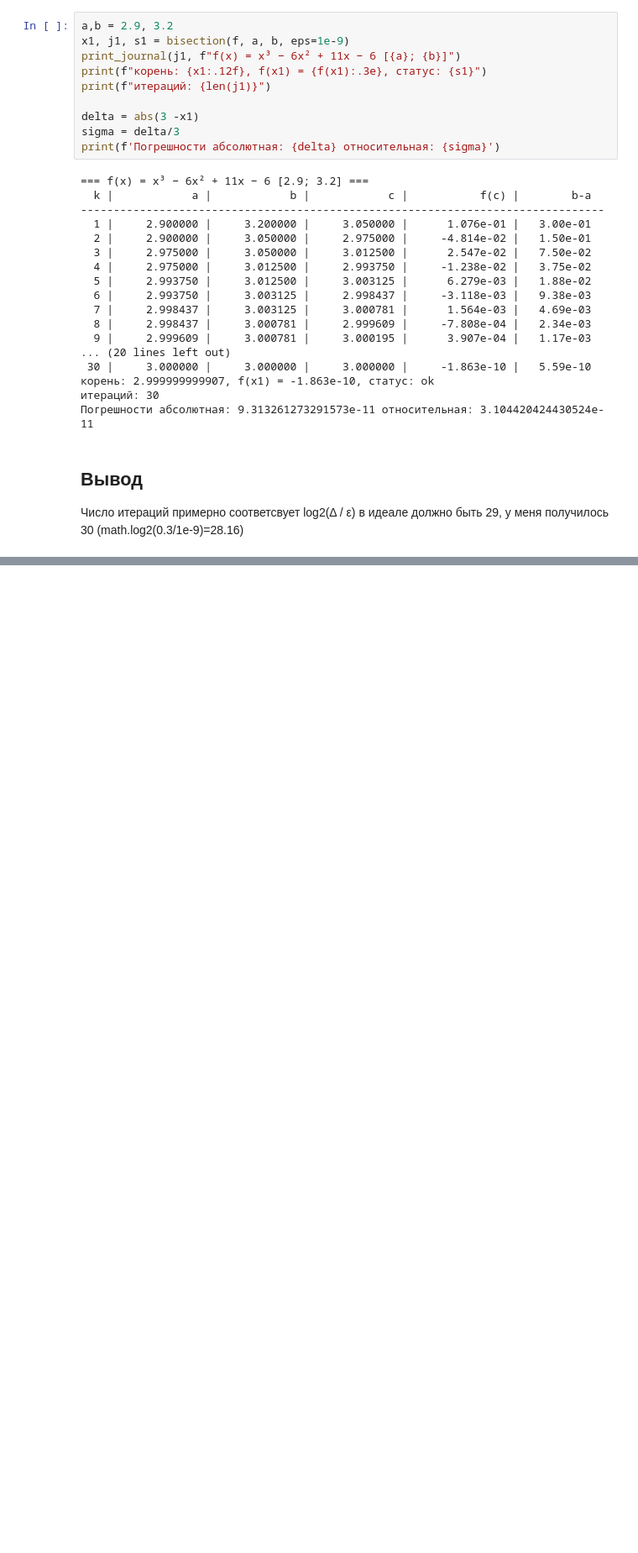
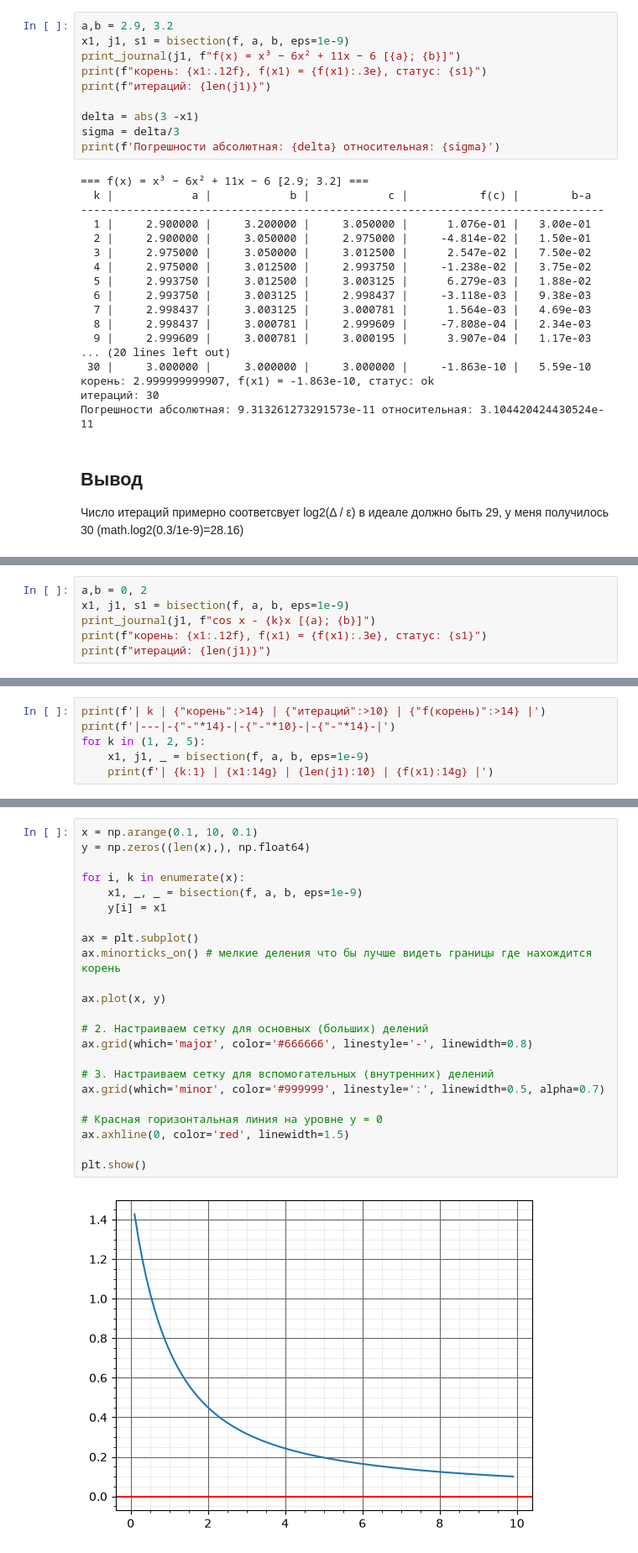
Before and after one commit to SpideErik/numerical_methods, a Jupyter notebook: classwork_04/report.ipynb, the cells around one changed output, grey strips where cells are left out. Shown at 84% size. Cells and saved outputs as stored; diff of their text form; blank space fills up the shorter version.

```diff
--- a/classwork_04/report.ipynb
+++ b/classwork_04/report.ipynb
@@ -183,0 +213,6 @@ print(f'Погрешности абсолютная: {delta} относител
+# %%
+a,b = 0, 2
+x1, j1, s1 = bisection(f, a, b, eps=1e-9)
+print_journal(j1, f"cos x - {k}x [{a}; {b}]")
+print(f"корень: {x1:.12f}, f(x1) = {f(x1):.3e}, статус: {s1}")
+print(f"итераций: {len(j1)}")
@@ -183,0 +239,6 @@ print(f'Погрешности абсолютная: {delta} относител
+# %%
+print(f'| k | {"корень":>14} | {"итераций":>10} | {"f(корень)":>14} |')
+print(f'|---|-{"-"*14}-|-{"-"*10}-|-{"-"*14}-|')
+for k in (1, 2, 5):
+    x1, j1, _ = bisection(f, a, b, eps=1e-9)
+    print(f'| {k:1} | {x1:14g} | {len(j1):10} | {f(x1):14g} |')
@@ -183,0 +255,25 @@ print(f'Погрешности абсолютная: {delta} относител
+# %%
+x = np.arange(0.1, 10, 0.1)
+y = np.zeros((len(x),), np.float64)
+
+for i, k in enumerate(x):
+    x1, _, _ = bisection(f, a, b, eps=1e-9)
+    y[i] = x1
+
+ax = plt.subplot()
+ax.minorticks_on() # мелкие деления что бы лучше видеть границы где нахождится корень
+
+ax.plot(x, y)
+
+# 2. Настраиваем сетку для основных (больших) делений
+ax.grid(which='major', color='#666666', linestyle='-', linewidth=0.8)
+
+# 3. Настраиваем сетку для вспомогательных (внутренних) делений
+ax.grid(which='minor', color='#999999', linestyle=':', linewidth=0.5, alpha=0.7)
+
+# Красная горизонтальная линия на уровне y = 0
+ax.axhline(0, color='red', linewidth=1.5)
+
+plt.show()
+# %% [output]
+[figure, added]
```
Also changed, not shown: parts of 12 cells of this notebook, 5 other files.
